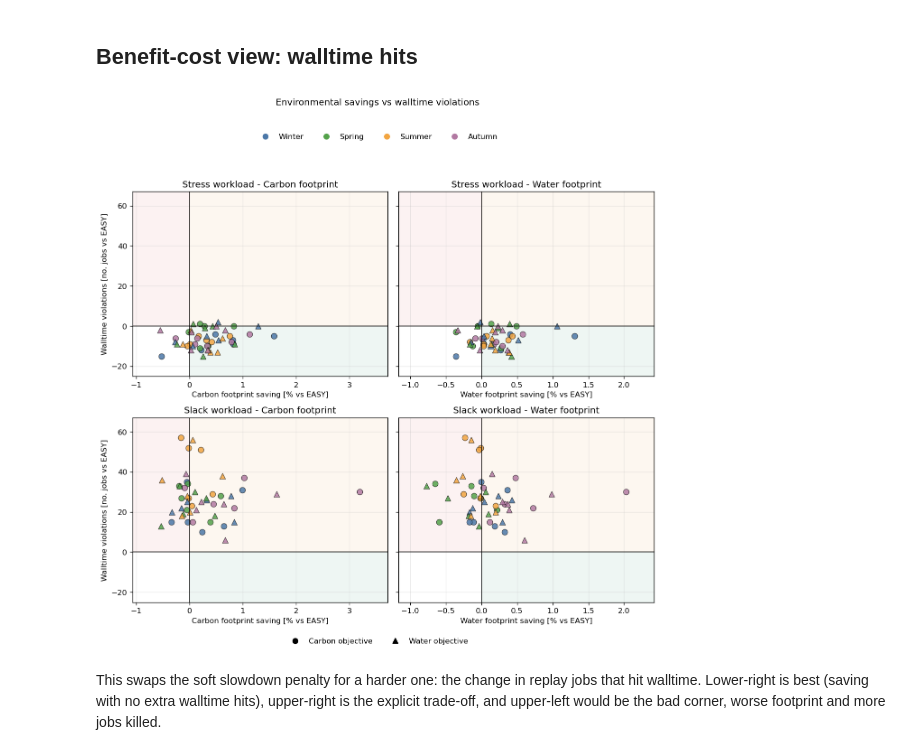
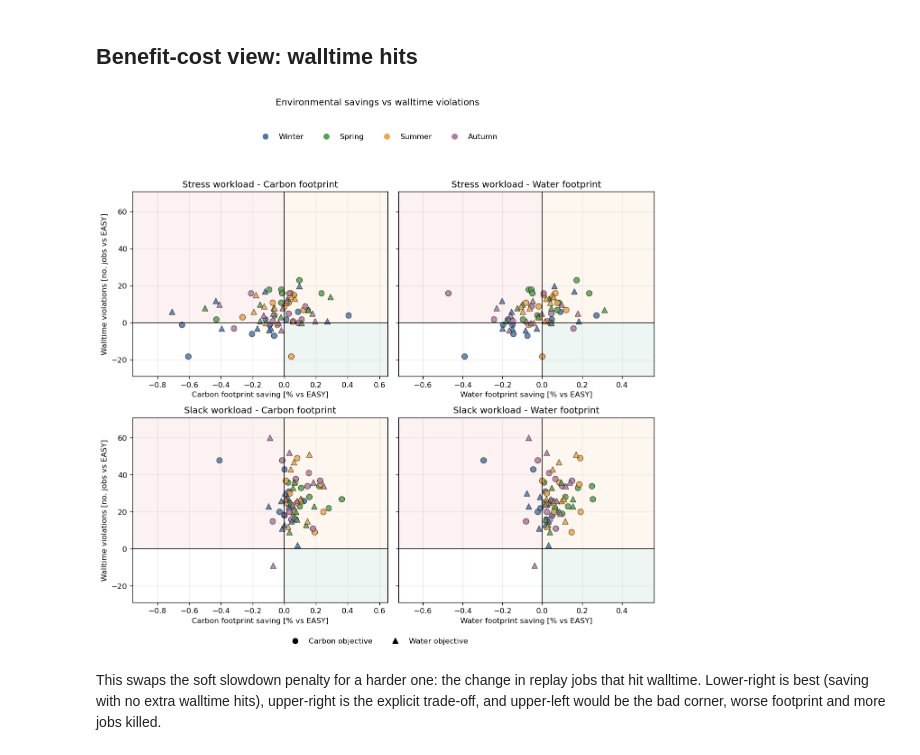
Before and after one commit to Lucas-Doctorate-Project/experimental-artifacts, a Jupyter notebook: analysis/greenfilling_tradeoffs.ipynb, the cells around one changed output. Drawn from its saved outputs; the diff is of its cells as text; code cells hidden in the pictures.

```diff
--- a/analysis/greenfilling_tradeoffs.ipynb
+++ b/analysis/greenfilling_tradeoffs.ipynb
@@ -671,93 +229,9 @@ Same view for water. Putting it beside the carbon figure gives a rough sense of
 # %% [markdown]
 ## Benefit-cost view: walltime hits
 # %%
-def plot_benefit_cost_quadrants(data):
-    plot_specs = [
-        ("total_carbon_footprint_delta_pct", "Carbon footprint saving [% vs EASY]", "Carbon footprint"),
-        ("total_water_footprint_delta_pct", "Water footprint saving [% vs EASY]", "Water footprint"),
-    ]
-
-    fig, axes = plt.subplots(
-        len(workload_order),
-        len(plot_specs),
-        figsize=(5.25 * len(plot_specs), 4.4 * len(workload_order)),
-        sharey=True,
-        squeeze=False,
-    )
-    plot_data = data.copy()
-
-    # Shared y-range so the two workloads are read on the same scale.
-    y_values = plot_data["replay_walltime_reached_delta"]
-    y_padding = max((y_values.max() - y_values.min()) * 0.14, 1.0)
-    y_lower = min(0, y_values.min() - y_padding)
-    y_upper = max(0, y_values.max() + y_padding)
-
-    # Shared per-column x-range across both workloads.
-    column_bounds = []
-    for delta_column, _, _ in plot_specs:
-        saving = -plot_data[delta_column]
-        x_padding = max((saving.max() - saving.min()) * 0.14, 0.25)
-        column_bounds.append((saving.min() - x_padding, saving.max() + x_padding))
-
-    for row, workload in enumerate(workload_order):
-        workload_data = plot_data[plot_data["workload_label"].eq(workload)]
-        for column, (ax, (delta_column, x_label, title)) in enumerate(zip(axes[row], plot_specs)):
-            x_lower, x_upper = column_bounds[column]
-
-            ax.fill_between([0, x_upper], y_lower, 0, color="#2f8f6b", alpha=0.08)
-            ax.fill_between([0, x_upper], 0, y_upper, color="#f2a541", alpha=0.08)
-            ax.fill_between([x_lower, 0], 0, y_upper, color="#d95f5f", alpha=0.08)
-
-            for variant in variant_order:
-                variant_data = workload_data[workload_data["greenfilling_variant"].eq(variant)]
-                for season in season_order:
-                    points = variant_data[variant_data["season"].eq(season)]
-                    ax.scatter(
-                        -points[delta_column],
-                        points["replay_walltime_reached_delta"],
-                        marker=objective_markers[variant],
-                        s=58,
-                        color=season_colors[season],
-                        edgecolor="black",
-                        linewidth=0.55,
-                        alpha=0.85,
-                    )
-
-            ax.axvline(0, color="black", linewidth=0.9)
-            ax.axhline(0, color="black", linewidth=0.9)
-            ax.set_title(f"{workload_labels[workload]} - {title}")
-            ax.set_xlabel(x_label)
-            ax.set_xlim(x_lower, x_upper)
-            ax.set_ylim(y_lower, y_upper)
-        axes[row][0].set_ylabel("Walltime violations [no. jobs vs EASY]")
-
-    season_handles = [
-        Line2D([0], [0], marker="o", linestyle="", color=season_colors[season], label=season.title(), markersize=7)
-        for season in season_order
-    ]
-    objective_handles = [
-        Line2D(
-            [0],
-            [0],
-            marker=objective_markers[variant],
-            linestyle="",
-            color="black",
-            label=variant_labels[variant],
-            markersize=7,
-        )
-        for variant in variant_order
-    ]
-
-    fig.legend(handles=season_handles, loc="upper center", ncol=4, bbox_to_anchor=(0.5, 1.06), frameon=False)
-    fig.legend(handles=objective_handles, loc="lower center", ncol=2, bbox_to_anchor=(0.5, -0.04), frameon=False)
-    fig.suptitle("Environmental savings vs walltime violations", y=1.12)
-    fig.tight_layout()
-    return fig, axes
-
-
-plot_benefit_cost_quadrants(easy_comparisons);
+ca.plot_benefit_cost_quadrants(paired_comparisons);
 # %% [output]
-[figure, old version]
+[figure, new version]
 # %% [markdown]
 This swaps the soft slowdown penalty for a harder one: the change in replay jobs that hit walltime. Lower-right is best (saving with no extra walltime hits), upper-right is the explicit trade-off, and upper-left would be the bad corner, worse footprint and more jobs killed.
 # %% [markdown]
```
Also changed, not shown: parts of 20 cells of this notebook, 2 other files.
